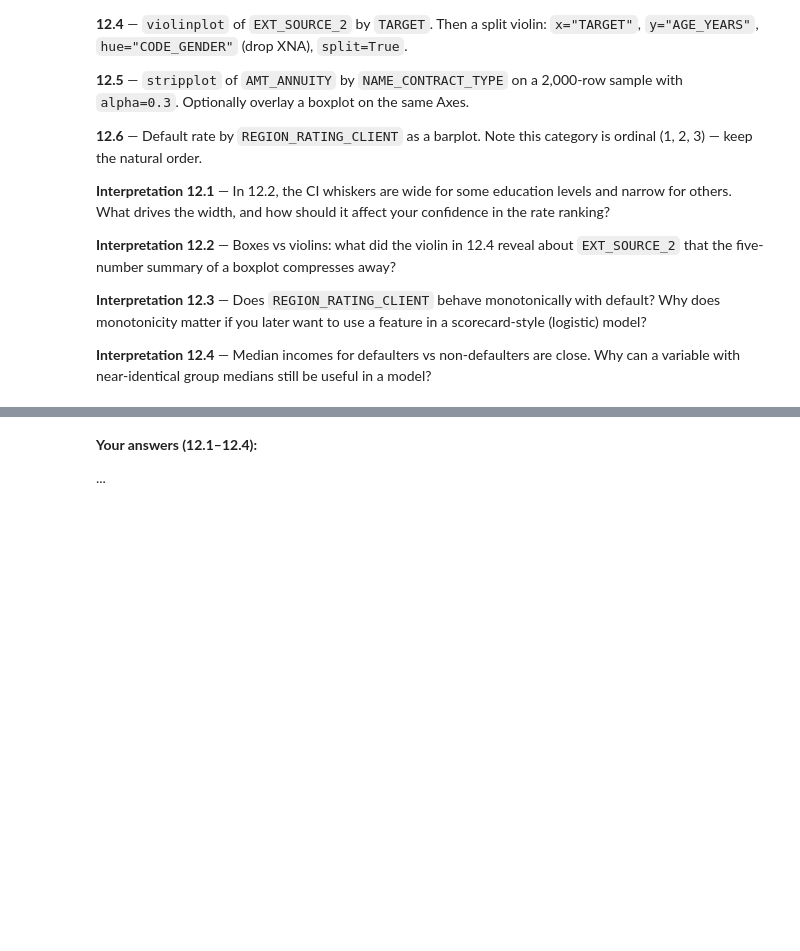
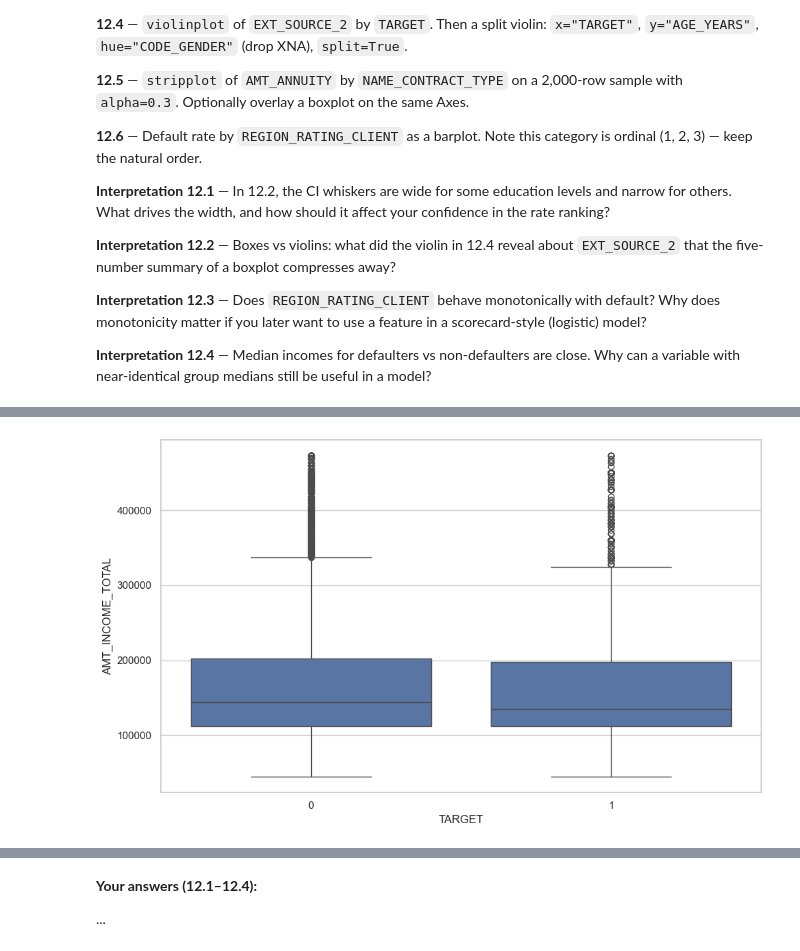
Before and after one commit to smallchuch/CreditRiskLearning, a Jupyter notebook: Learning Journey/1.5 Matplotlib + Seaborn/matplotlib_seaborn_practice_home_credit.ipynb, the cells around one changed output, grey strips where cells are left out. Cells and saved outputs as stored; diff of their text form; code cells hidden in the pictures; blank space fills up the shorter version.

```diff
--- a/Learning Journey/1.5 Matplotlib + Seaborn/matplotlib_seaborn_practice_home_credit.ipynb
+++ b/Learning Journey/1.5 Matplotlib + Seaborn/matplotlib_seaborn_practice_home_credit.ipynb
@@ -1737,4 +1756,20 @@ sns.violinplot(..., hue="CODE_GENDER", split=True)     # split violins
 # %%
 # Ex 12.3 — income boxplot, diagnose and fix
+
+df_quant = df.copy()
+
+high = df_quant['AMT_INCOME_TOTAL'].quantile(0.99)
+low = df_quant['AMT_INCOME_TOTAL'].quantile(0.01)
+
+df_quant = df_quant[df_quant['AMT_INCOME_TOTAL'].between(low, high)]
+
+fig, ax = plt.subplots(figsize=(10,6))
+
+sns.boxplot(data=df_quant, x="TARGET", y="AMT_INCOME_TOTAL", ax=ax)
+
+plt.tight_layout()
+plt.show()
+# %% [output]
+[figure, added]
 # %%
 # Ex 12.4 — violins and split violins
```
Also changed, not shown: parts of 13 cells of this notebook.
